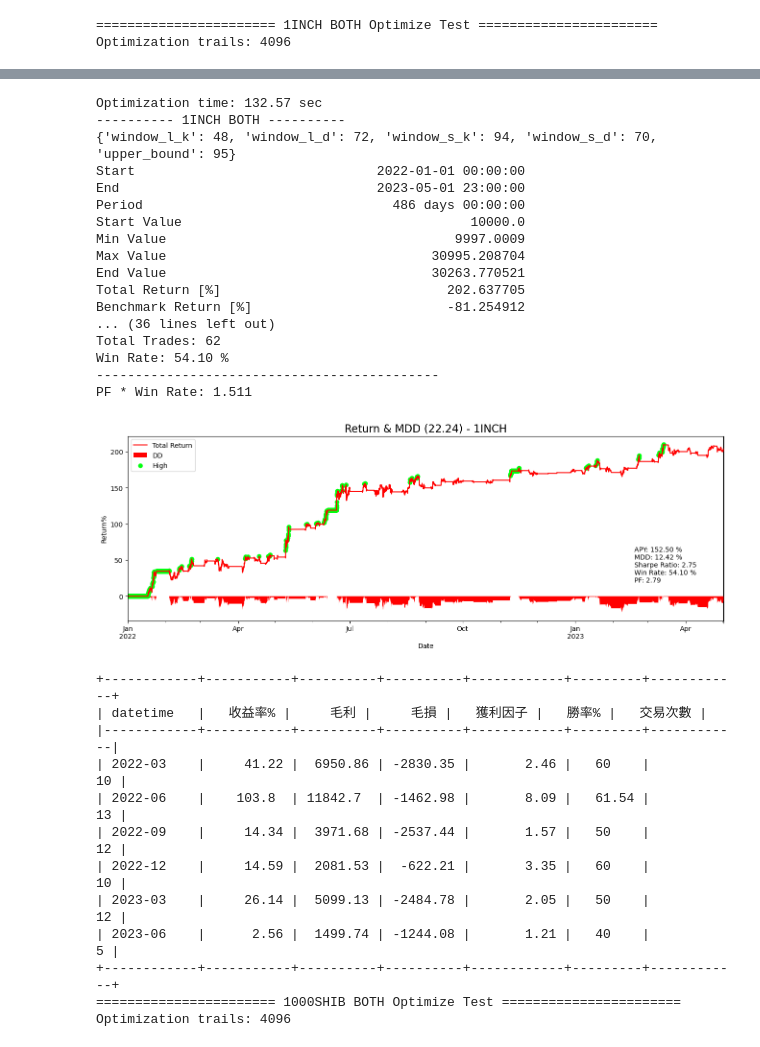
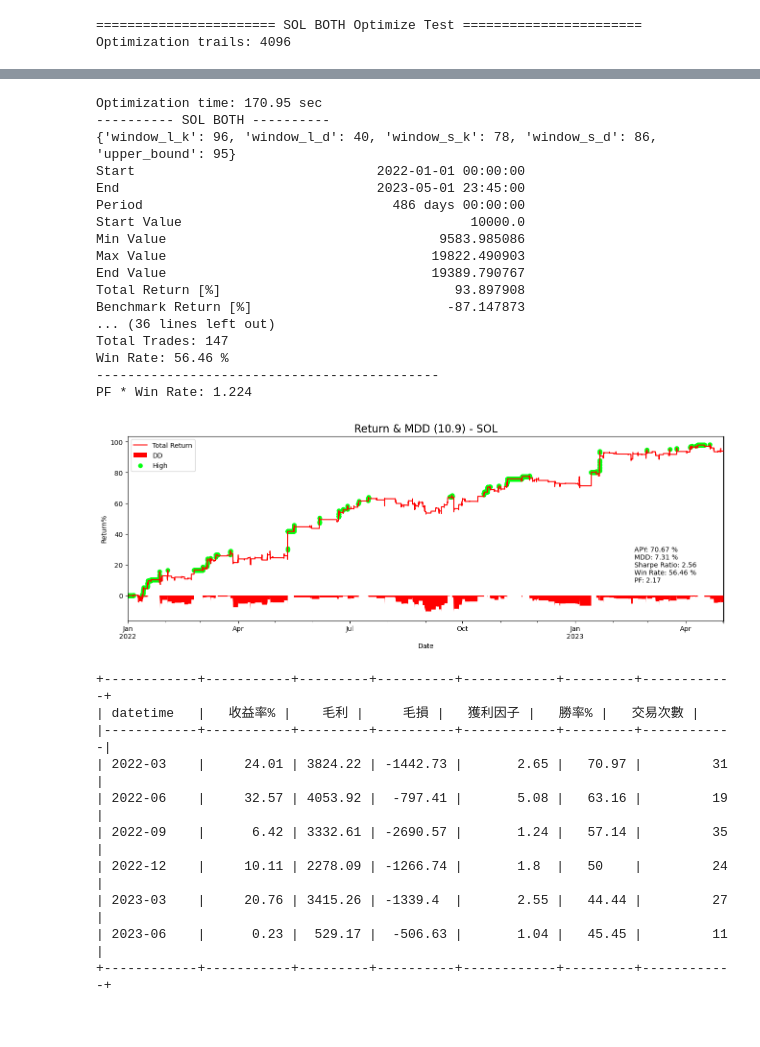
Before and after one commit to JohnsonHsiao/DC_capital_intern, a Jupyter notebook: strategy_research/CTA_TEST/Crypto/mom/bt_lab.ipynb, the cells around one changed output, grey strips where cells are left out. Saved outputs shown, nothing was run; the diff lists cells and outputs as text; code cells hidden in the pictures.

```diff
--- a/strategy_research/CTA_TEST/Crypto/mom/bt_lab.ipynb
+++ b/strategy_research/CTA_TEST/Crypto/mom/bt_lab.ipynb
@@ -86,8 +88,9 @@ params={
     'upper_bound': [95, 96, 1]
     }
 
-config = {'freq':'1h','fee': 0.0003}
-symbol_list = ['1INCH','1000SHIB','AAVE','ADA','ALGO','ANKR','APE','APT','ARB','AVAX','BAND','BCH','BLUR','BNB','BTC','CYBER','DOGE','DYDX','EGLD','ENJ','ETC','ETH','FLOW','GALA','GMT','GMX','IMX','IOST','IOTA','LINK','LTC','MATIC','MANA','MKR','NEAR','NEO','OP','SNX','SEI','STX','SUSHI','THETA','TRB','XRP','XMR','XLM']
+config = {'freq':'15T','fee': 0.0003}
+# symbol_list = ['1INCH','1000SHIB','AAVE','ADA','ALGO','ANKR','APE','APT','ARB','AVAX','BAND','BCH','BLUR','BNB','BTC','CYBER','DOGE','DYDX','EGLD','ENJ','ETC','ETH','FLOW','GALA','GMT','GMX','IMX','IOST','IOTA','LINK','LTC','MATIC','MANA','MKR','NEAR','NEO','OP','SNX','SEI','STX','SUSHI','THETA','TRB','XRP','XMR','XLM']
+symbol_list = ['SOL']
 sample_sets = [[start,end]]
 
 multi_test = MultiTester(
@@ -102,8 +105,9 @@ multi_test = MultiTester(
 
 all_params = multi_test.multi_params(symbol_list,sample_sets,direction='both')
 trades, value_df = multi_test.multi_params_result(all_params)
+# multi_test.save_version_result(all_params,value_df,trades,1)
 all_params
 # %% [output]
-======================= 1INCH BOTH Optimize Test =======================
+======================= SOL BOTH Optimize Test =======================
 Optimization trails: 4096
 [Parallel(n_jobs=-1)]: Using backend LokyBackend with 8 concurrent workers.
@@ -121,30 +125,28 @@ Optimization trails: 4096
-Optimization time: 132.57 sec
----------- 1INCH BOTH ----------
-{'window_l_k': 48, 'window_l_d': 72, 'window_s_k': 94, 'window_s_d': 70, 'upper_bound': 95}
+Optimization time: 170.95 sec
+---------- SOL BOTH ----------
+{'window_l_k': 96, 'window_l_d': 40, 'window_s_k': 78, 'window_s_d': 86, 'upper_bound': 95}
 Start                               2022-01-01 00:00:00
-End                                 2023-05-01 23:00:00
+End                                 2023-05-01 23:45:00
 Period                                486 days 00:00:00
 Start Value                                     10000.0
-Min Value                                     9997.0009
-Max Value                                  30995.208704
-End Value                                  30263.770521
-Total Return [%]                             202.637705
-Benchmark Return [%]                         -81.254912
+Min Value                                   9583.985086
+Max Value                                  19822.490903
+End Value                                  19389.790767
+Total Return [%]                              93.897908
+Benchmark Return [%]                         -87.147873
 ... (36 lines left out)
-Total Trades: 62
-Win Rate: 54.10 %
+Total Trades: 147
+Win Rate: 56.46 %
 --------------------------------------------
-PF * Win Rate: 1.511
+PF * Win Rate: 1.224
-[figure, old version]
+[figure, new version]
-+------------+-----------+----------+----------+------------+---------+------------+
-| datetime   |   收益率% |     毛利 |     毛損 |   獲利因子 |   勝率% |   交易次數 |
-|------------+-----------+----------+----------+------------+---------+------------|
-| 2022-03    |     41.22 |  6950.86 | -2830.35 |       2.46 |   60    |         10 |
-| 2022-06    |    103.8  | 11842.7  | -1462.98 |       8.09 |   61.54 |         13 |
-| 2022-09    |     14.34 |  3971.68 | -2537.44 |       1.57 |   50    |         12 |
-| 2022-12    |     14.59 |  2081.53 |  -622.21 |       3.35 |   60    |         10 |
-| 2023-03    |     26.14 |  5099.13 | -2484.78 |       2.05 |   50    |         12 |
-| 2023-06    |      2.56 |  1499.74 | -1244.08 |       1.21 |   40    |          5 |
-+------------+-----------+----------+----------+------------+---------+------------+
-======================= 1000SHIB BOTH Optimize Test =======================
-Optimization trails: 4096
++------------+-----------+---------+----------+------------+---------+------------+
+| datetime   |   收益率% |    毛利 |     毛損 |   獲利因子 |   勝率% |   交易次數 |
+|------------+-----------+---------+----------+------------+---------+------------|
+| 2022-03    |     24.01 | 3824.22 | -1442.73 |       2.65 |   70.97 |         31 |
+| 2022-06    |     32.57 | 4053.92 |  -797.41 |       5.08 |   63.16 |         19 |
+| 2022-09    |      6.42 | 3332.61 | -2690.57 |       1.24 |   57.14 |         35 |
+| 2022-12    |     10.11 | 2278.09 | -1266.74 |       1.8  |   50    |         24 |
+| 2023-03    |     20.76 | 3415.26 | -1339.4  |       2.55 |   44.44 |         27 |
+| 2023-06    |      0.23 |  529.17 |  -506.63 |       1.04 |   45.45 |         11 |
++------------+-----------+---------+----------+------------+---------+------------+
```
Also changed, not shown: parts of 5 cells of this notebook, 12 other files.
